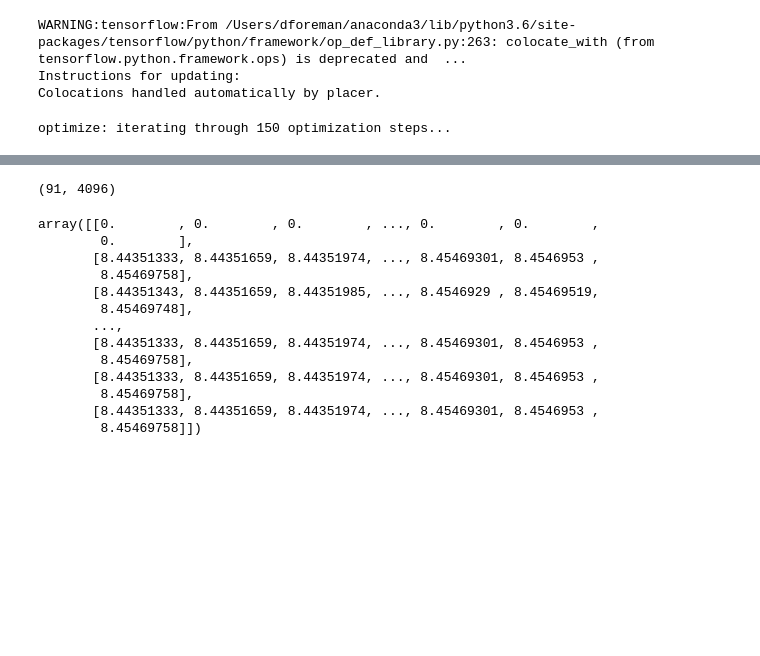
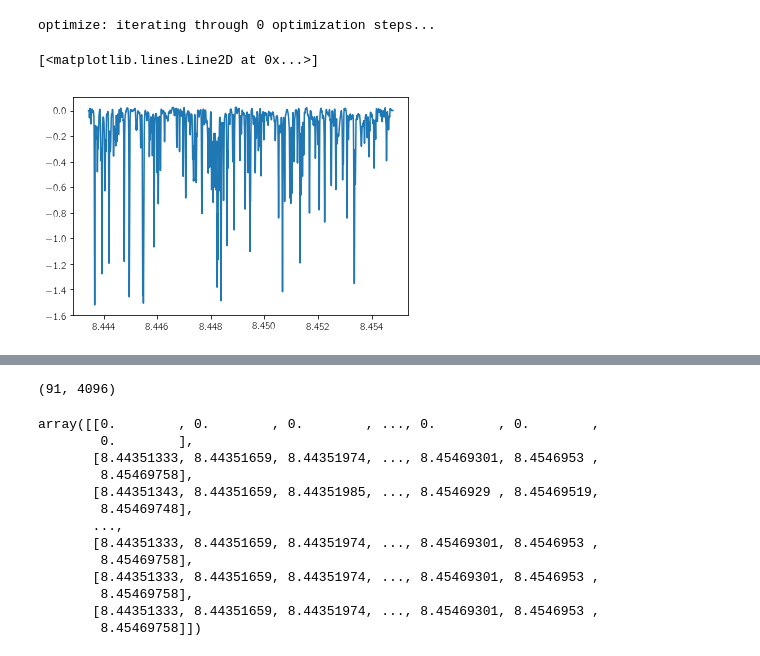
Before and after one commit to megbedell/wobble, a Jupyter notebook: notebooks/tf-timeline.ipynb, the cells around one changed output, grey strips where cells are left out. Saved outputs shown, nothing was run; the diff lists cells and outputs as text; code cells hidden in the pictures; blank space fills up the shorter version.

```diff
--- a/notebooks/tf-timeline.ipynb
+++ b/notebooks/tf-timeline.ipynb
@@ -18,11 +18,13 @@ results = wobble.Results(data=data)
     model = wobble.Model(data, results, r)
     model.add_star('star')
     model.add_telluric('tellurics')
-    wobble.optimize_order(model, niter=150, save_history=False, rv_uncertainties=False,
+    wobble.optimize_order(model, niter=0, save_history=False, rv_uncertainties=False,
                                   template_uncertainties=False, options=options,
                                   run_metadata=run_metadata)
 # %% [output]
-WARNING:tensorflow:From /Users/dforeman/anaconda3/lib/python3.6/site-packages/tensorflow/python/framework/op_def_library.py:263: colocate_with (from tensorflow.python.framework.ops) is deprecated and  ...
-Instructions for updating:
-Colocations handled automatically by placer.
+optimize: iterating through 0 optimization steps...
-optimize: iterating through 150 optimization steps...
+# %%
+plt.plot(results.star_template_xs[r], results.star_template_ys[r])
+# %% [output]
+[<matplotlib.lines.Line2D at 0x...>]
+[figure, added]
```
Also changed, not shown: parts of 5 cells of this notebook, 2 other files.
